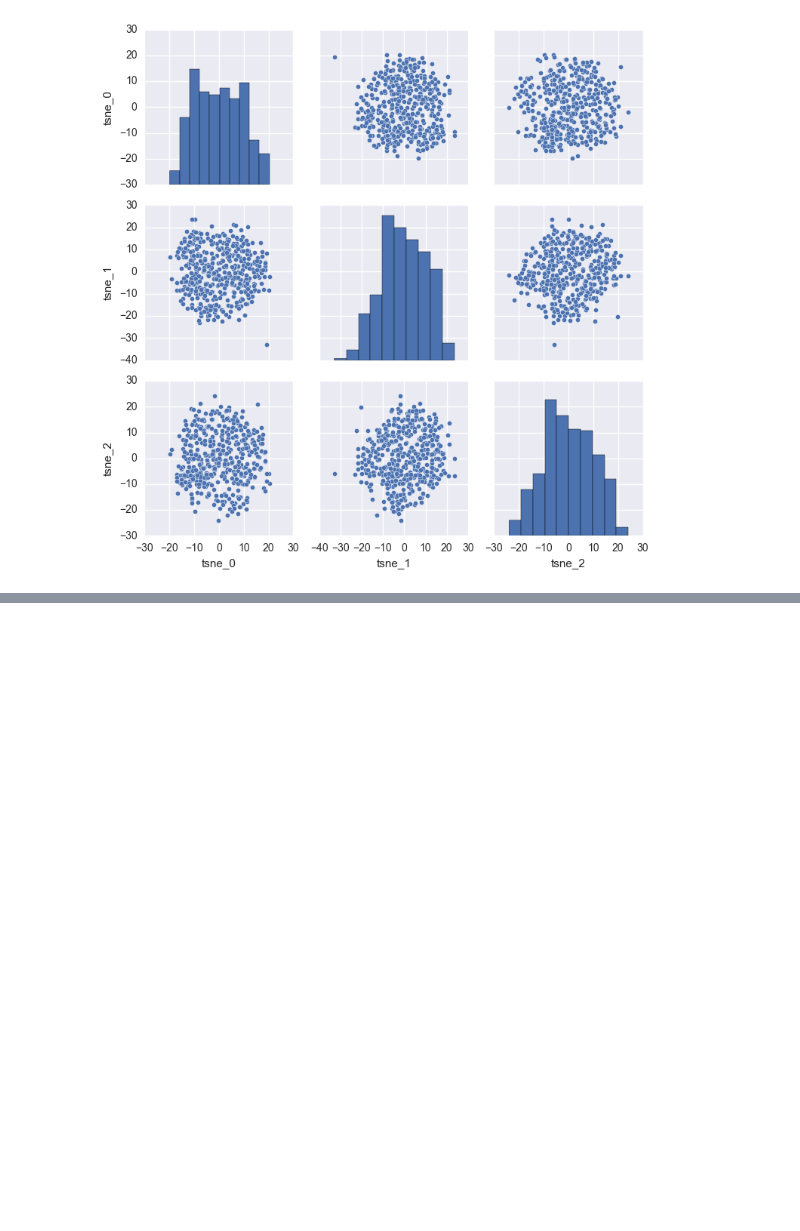
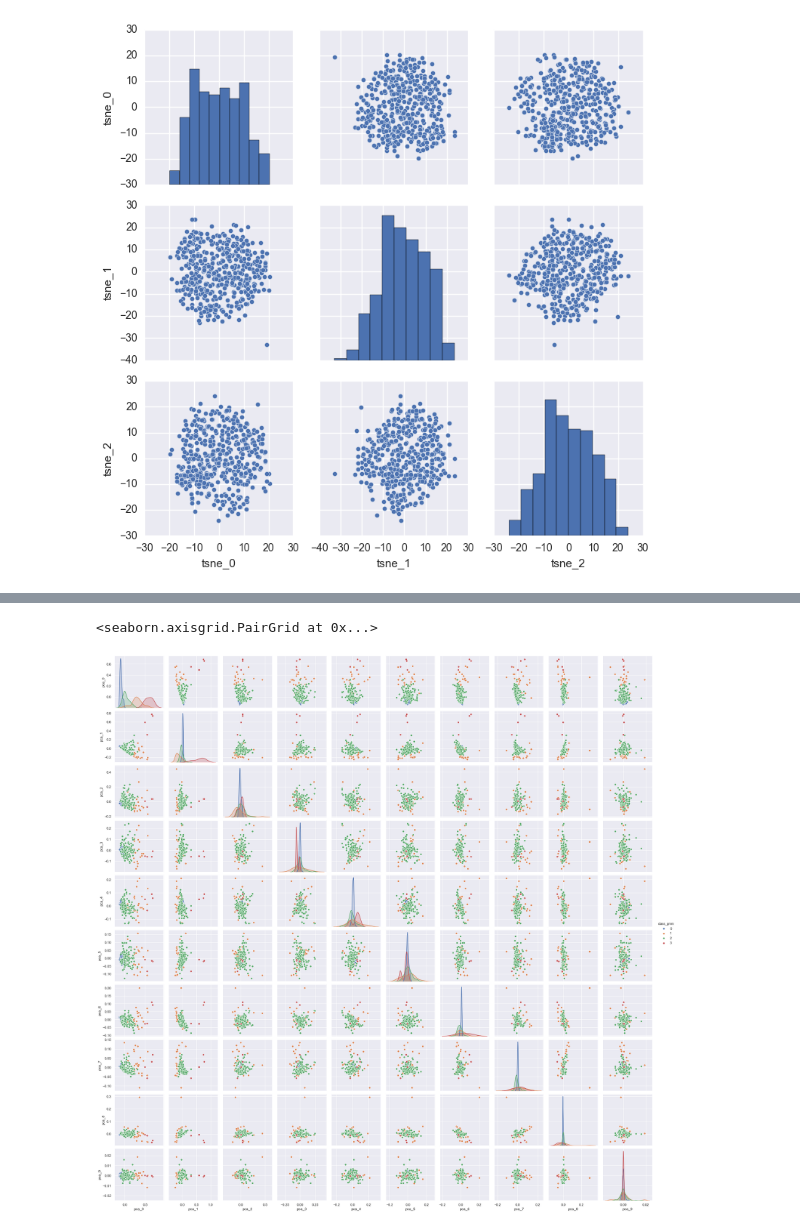
Before and after one commit to KozlovaES/BG_TestCase, a Jupyter notebook: Kozlova_test5.ipynb, the cells around one changed output, grey strips where cells are left out. Saved outputs shown, nothing was run; the diff lists cells and outputs as text; code cells hidden in the pictures; blank space fills up the shorter version.

```diff
--- a/Kozlova_test5.ipynb
+++ b/Kozlova_test5.ipynb
@@ -459,0 +525,7 @@ class 3: odds ratio = 0.680, pvalue = 0.148
+# %%
+inf_cells = inf_cells.drop('class_gmm', axis=1)
+
+ac = AgglomerativeClustering(n_clusters=4)
+inf_cells['class_ac'] = ac.fit_predict(inf_cells)
+
+inf_cells.groupby('class_ac').size()
@@ -459,0 +551,7 @@ class 3: odds ratio = 0.680, pvalue = 0.148
+# %%
+inf_cells = inf_cells.drop('class_ac', axis=1)
+
+sc = SpectralClustering(n_clusters=4)
+inf_cells['class_sc'] = sc.fit_predict(inf_cells)
+
+inf_cells.groupby('class_sc').size()
@@ -459,0 +569,7 @@ class 3: odds ratio = 0.680, pvalue = 0.148
+# %%
+inf_cells_scaled = preprocessing.Normalizer().fit_transform(inf_cells)
+
+n = 10
+pca = PCA(n_components=n)
+inf_pca = pd.DataFrame(pca.fit_transform(inf_cells_scaled), columns=list(map((lambda x: 'pca_'+str(x)), range(n))))
+print(pca.explained_variance_)
@@ -459,0 +600,6 @@ class 3: odds ratio = 0.680, pvalue = 0.148
+# %%
+gmm = GaussianMixture(n_components=4)
+gmm.fit(inf_pca)
+inf_cells['class_gmm'] = gmm.predict(inf_pca)
+
+inf_cells.groupby('class_gmm').size()
@@ -459,0 +615,6 @@ class 3: odds ratio = 0.680, pvalue = 0.148
+# %%
+inf_pca['class_gmm'] = gmm.predict(inf_pca)
+sns.pairplot(inf_pca, vars=inf_pca.columns[:-1], hue='class_gmm')
+# %% [output]
+<seaborn.axisgrid.PairGrid at 0x...>
+[figure, added]
```
Also changed, not shown: parts of 85 cells of this notebook.
